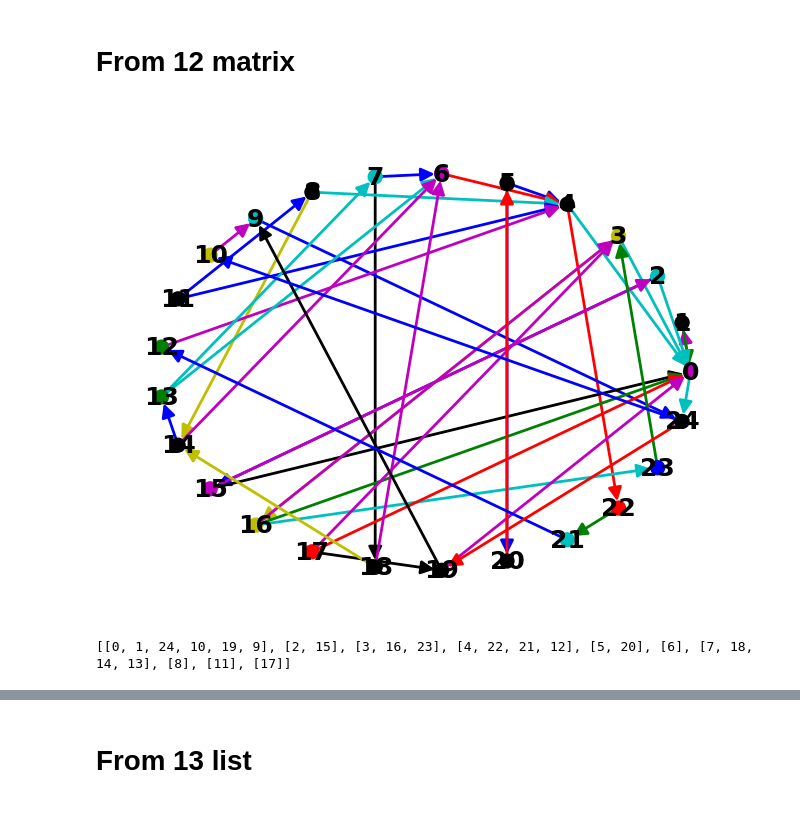
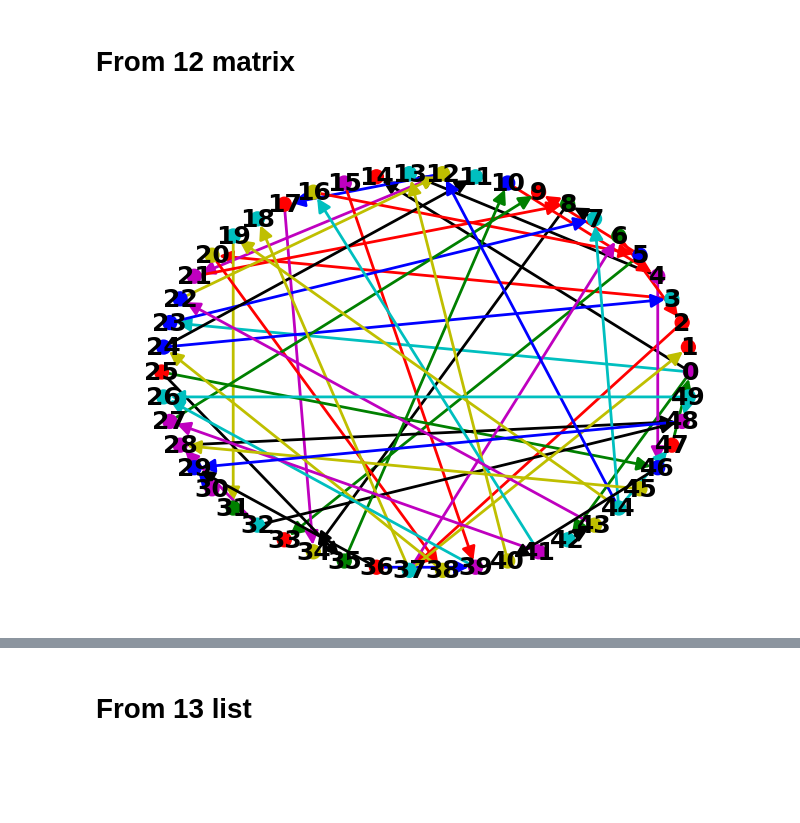
Before and after one commit to Krasnovik/GraphLabs, a Jupyter notebook: Graph.ipynb, the cells around one changed output, grey strips where cells are left out. Saved outputs shown, nothing was run; the diff lists cells and outputs as text; code cells hidden in the pictures; blank space fills up the shorter version.

```diff
--- a/Graph.ipynb
+++ b/Graph.ipynb
@@ -131,7 +131,7 @@ class Graph:
                     pos,
                     with_labels=True,
                     arrows = True,
-                    node_color=[self.__colors[randint(0, len(self.__colors)-1)]
+                    node_color=[self.__colors[randint(0, len(self.__colors)-2)]
                                 for node in G.nodes()],
                     node_size=100,
                     font_size=18,
@@ -291,60 +291,15 @@ class Graph:
 # %%
 # from Graph import *
 
-matrix_file = "task2/matrix_t2_009.txt"
+matrix_file = "task2/matrix_t2_013.txt"
 
 g = Graph(matrix_file, "-m")
 g.get_graph()
 # g.connected_components()
 
 g.connected_components()
 
 
 # print(g._Graph__adjacency_matrix)
 # %% [output]
-[figure, old version]
+[figure, new version]
-# %%
-from collections import deque
-
-def find_weakly_connected_components(adjacency_matrix):
-    def bfs(node, component):
-        visited[node] = True
-        component.append(node)
-
-        queue = deque()
-        queue.append(node)
-
-        while queue:
-            current_node = queue.popleft()
-
-            for neighbor, is_connected in enumerate(adjacency_matrix[current_node]):
-                if is_connected and not visited[neighbor]:
-                    queue.append(neighbor)
-                    visited[neighbor] = True
-                    component.append(neighbor)
-
-    num_nodes = len(adjacency_matrix)
-    visited = [False] * num_nodes
-    components = []
-
-    for node in range(num_nodes):
-        if not visited[node]:
-            component = []
-            bfs(node, component)
-            components.append(component)
-
-    return components
-
-# Пример использования функции:
-# adjacency_matrix = [
-#     [0, 1, 0, 0, 1],
-#     [0, 0, 1, 1, 0],
-#     [0, 0, 0, 0, 1],
-#     [0, 0, 0, 0, 1],
-#     [0, 0, 0, 0, 0]
-# ]
-
-connected_components = find_weakly_connected_components(g._Graph__adjacency_matrix)
-print(connected_components)
-# %% [output]
-[[0, 1, 24, 10, 19, 9], [2, 15], [3, 16, 23], [4, 22, 21, 12], [5, 20], [6], [7, 18, 14, 13], [8], [11], [17]]
```
Also changed, not shown: parts of 1 cell of this notebook.
